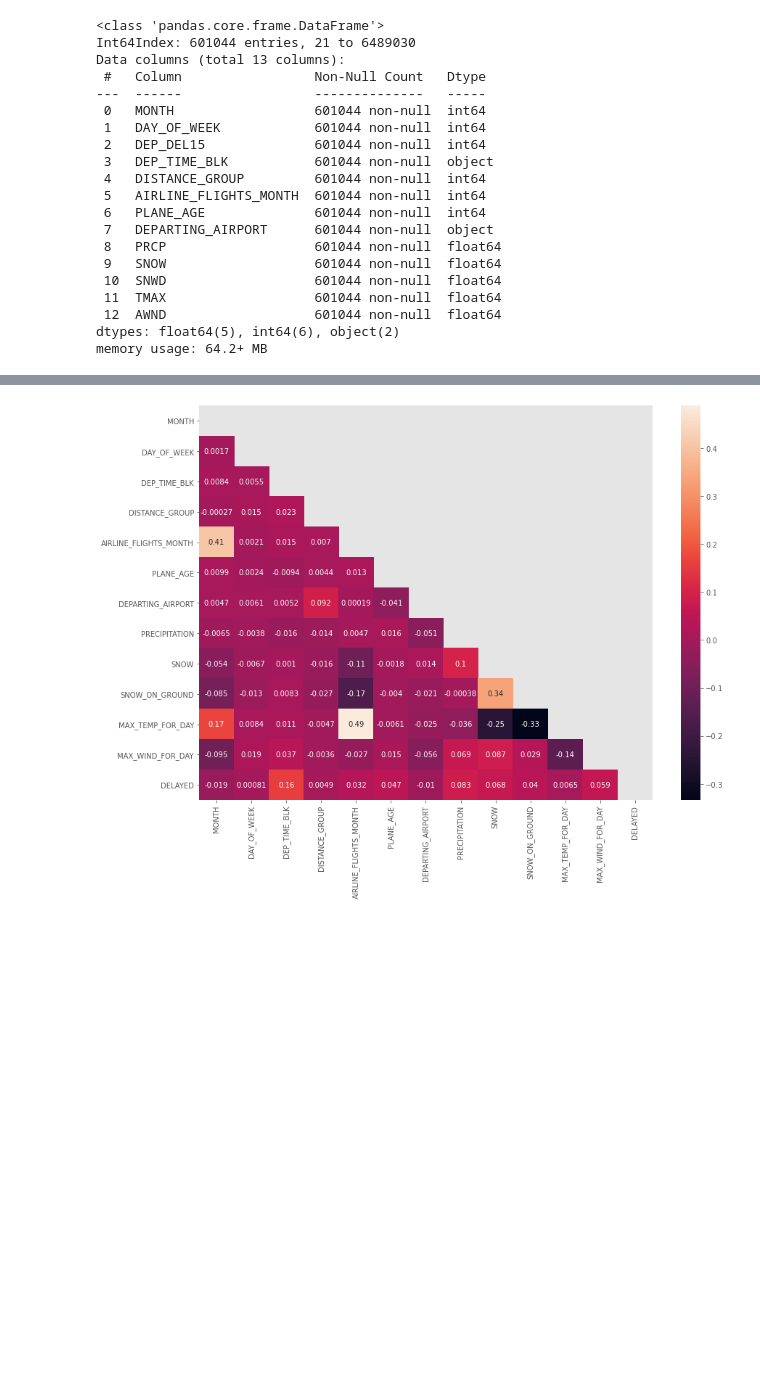
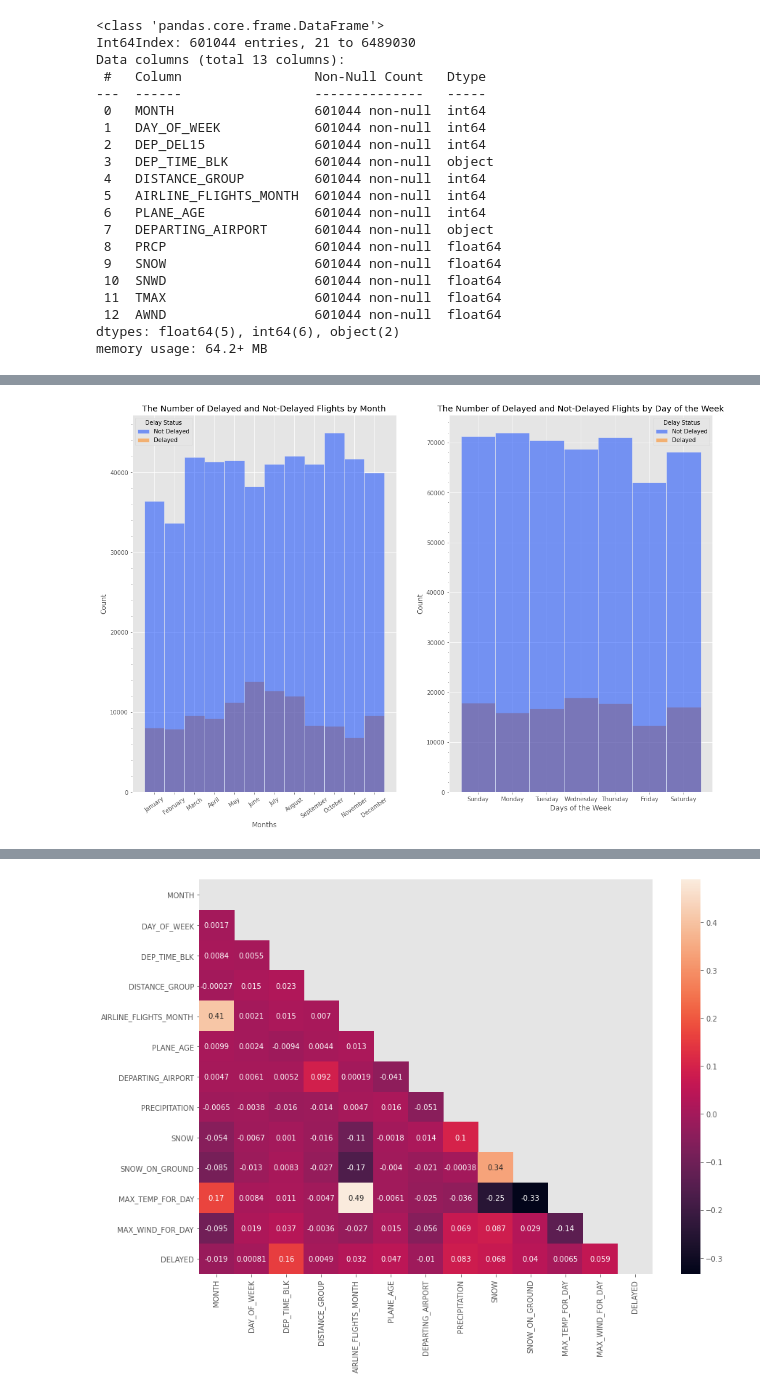
Before and after one commit to rookiescientist-andre/Whats-My-Flight-Status, a Jupyter notebook: flight_status_model.ipynb, the cells around one changed output, grey strips where cells are left out. Drawn from its saved outputs; the diff is of its cells as text; code cells hidden in the pictures; blank space fills up the shorter version.

Commit message:
Visualized the features and target

```diff
--- a/flight_status_model.ipynb
+++ b/flight_status_model.ipynb
@@ -307,0 +270,58 @@ Name: DISTANCE_GROUP, dtype: int64
+# %%
+# Plot feature distributions
+
+# Create month and days list objects
+months = ['January', 'February', 'March', 'April', 'May', 'June',
+         'July', 'August', 'September', 'October', 'November', 'December']
+days = ['Sunday', 'Monday', 'Tuesday', 'Wednesday', 'Thursday', 'Friday', 'Saturday']
+
+# Visualize the delay status by month
+fig, ax = plt.subplots(1, 2, figsize=(18, 12))
+plot1 = sns.histplot(data2, x='MONTH', hue='DELAYED', ax=ax[0], palette='bright', discrete=True)
+
+# Change the legend labels
+new_title = 'Delay Status'
+plot1.legend_.set_title(new_title)
+new_labels = ['Not Delayed', 'Delayed']
+for t, l in zip(plot1.legend_.texts, new_labels):
+    t.set_text(l)
+
+# Add minor gridlines
+minor_locator = AutoMinorLocator(5)
+ax[0].yaxis.set_minor_locator(minor_locator)
+ax[0].set_axisbelow(True)
+plt.grid(which='both')
+ax[0].tick_params(which="both", bottom=True)
+
+# Change x-tick labels to months (written form) and rotate the labels
+old_labels = [1, 2, 3, 4, 5, 6, 7, 8, 9, 10, 11, 12]
+ax[0].set_xticks(old_labels)
+ax[0].set_xticklabels(months)
+ax[0].tick_params(axis='x', labelrotation=35)
+ax[0].set_xlabel("Months")
+ax[0].set_title("The Number of Delayed and Not-Delayed Flights by Month")
+
+# Visualize the delay status by days of the week
+plot2 = sns.histplot(data2, x='DAY_OF_WEEK', hue='DELAYED', ax=ax[1], palette='bright', discrete=True)
+
+# Change the legend labels
+new_title = 'Delay Status'
+plot2.legend_.set_title(new_title)
+new_labels = ['Not Delayed', 'Delayed']
+for t, l in zip(plot2.legend_.texts, new_labels):
+    t.set_text(l)
+
+# Add minor gridlines
+minor_locator = AutoMinorLocator(5)
+ax[1].yaxis.set_minor_locator(minor_locator)
+ax[1].set_axisbelow(True)
+plt.grid(which='both')
+
+# Change x-tick labels to days (written form)
+old_labels = [1, 2, 3, 4, 5, 6, 7]
+ax[1].set_xticks(old_labels)
+ax[1].set_xticklabels(days)
+ax[1].set_xlabel("Days of the Week")
+ax[1].set_title("The Number of Delayed and Not-Delayed Flights by Day of the Week");
+# %% [output]
+[figure, added]
```
Also changed, not shown: parts of 29 cells of this notebook.
